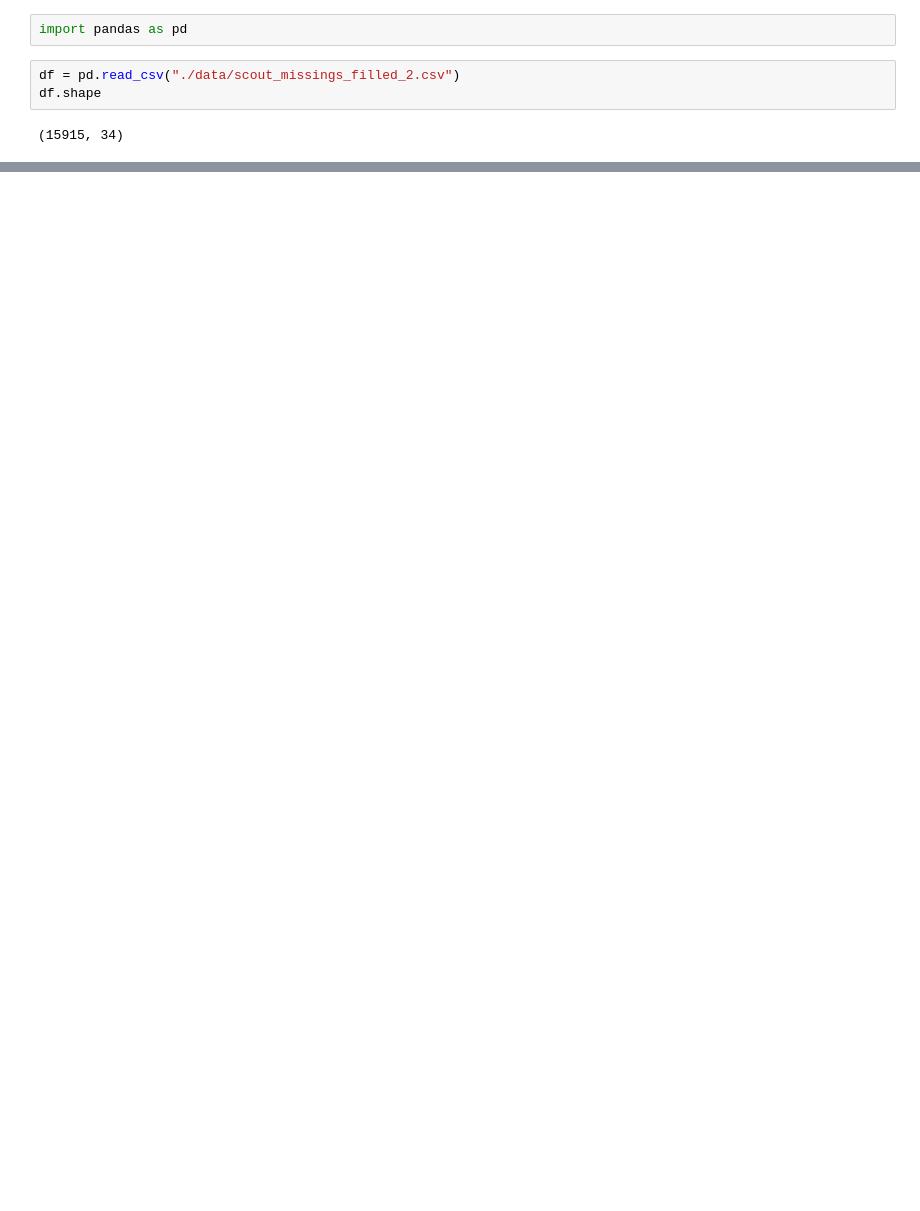
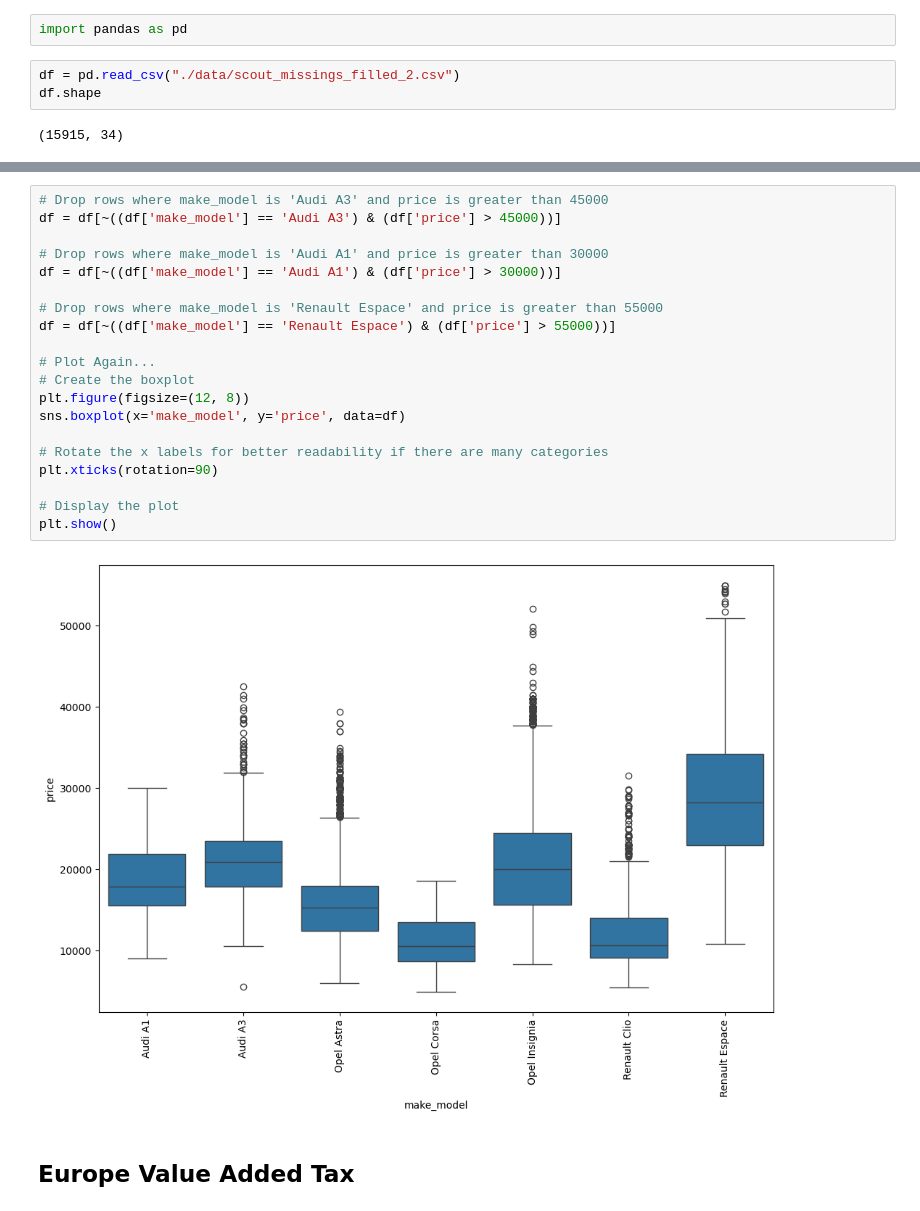
Before and after one commit to yuchild/magnimind_hw, a Jupyter notebook: scout_car_modeling.ipynb, the cells around one changed output, grey strips where cells are left out. Cells and saved outputs as stored; diff of their text form; blank space fills up the shorter version.

```diff
--- a/scout_car_modeling.ipynb
+++ b/scout_car_modeling.ipynb
@@ -7,0 +55,24 @@ df.shape
+# %%
+# Drop rows where make_model is 'Audi A3' and price is greater than 45000
+df = df[~((df['make_model'] == 'Audi A3') & (df['price'] > 45000))]
+
+# Drop rows where make_model is 'Audi A1' and price is greater than 30000
+df = df[~((df['make_model'] == 'Audi A1') & (df['price'] > 30000))]
+
+# Drop rows where make_model is 'Renault Espace' and price is greater than 55000
+df = df[~((df['make_model'] == 'Renault Espace') & (df['price'] > 55000))]
+
+# Plot Again...
+# Create the boxplot
+plt.figure(figsize=(12, 8))
+sns.boxplot(x='make_model', y='price', data=df)
+
+# Rotate the x labels for better readability if there are many categories
+plt.xticks(rotation=90)
+
+# Display the plot
+plt.show()
+# %% [output]
+[figure, added]
+# %% [markdown]
+## Europe Value Added Tax
```
Also changed, not shown: parts of 82 cells of this notebook.
